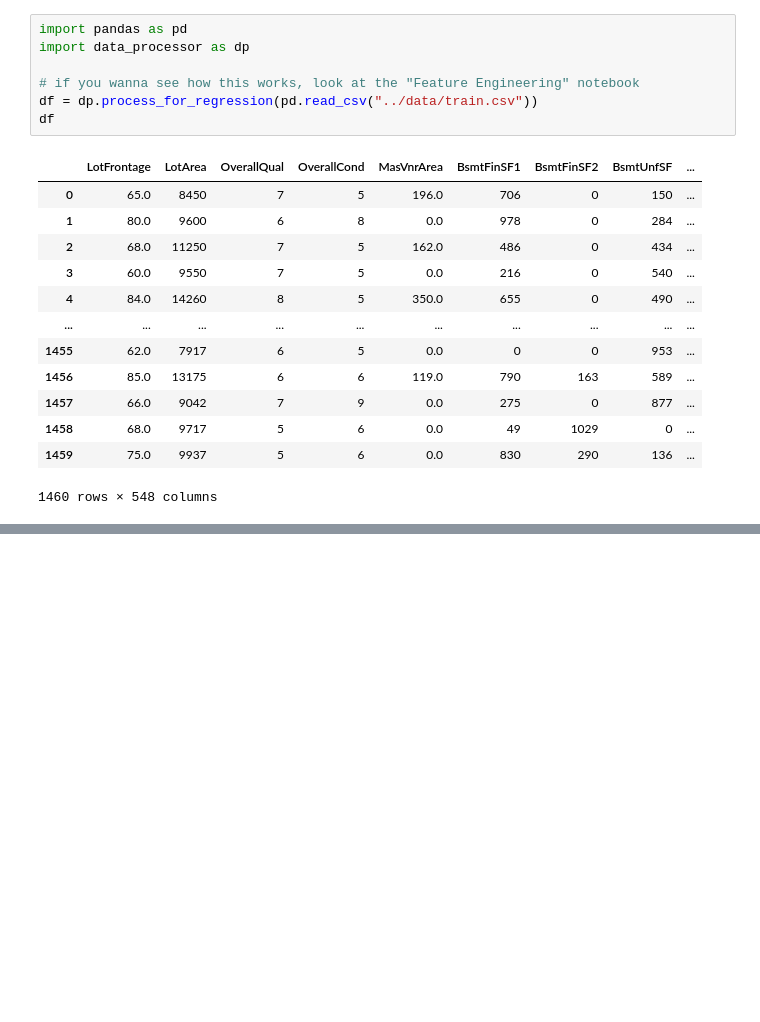
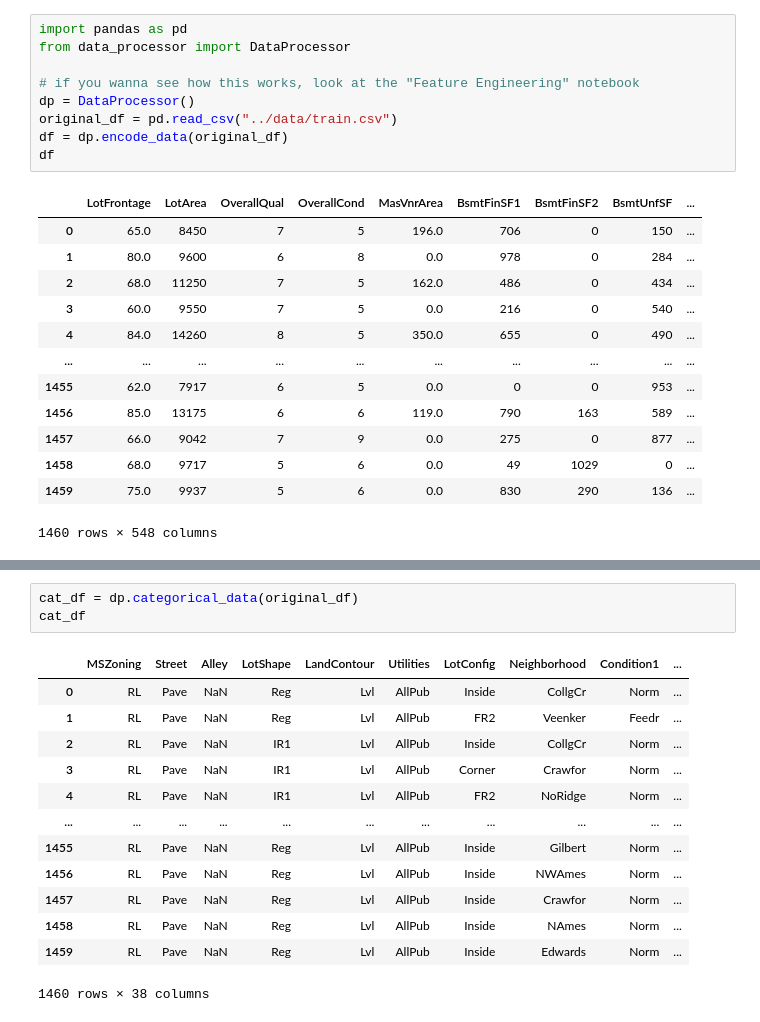
Before and after one commit to matthewgraca/4661-house-prices-regression, a Jupyter notebook: notebooks/Using data_processor.ipynb, the cells around one changed output, grey strips where cells are left out. Drawn from its saved outputs; the diff is of its cells as text; blank space fills up the shorter version.

Commit message:
added more functionality to the data processor

```diff
--- a/notebooks/Using data_processor.ipynb
+++ b/notebooks/Using data_processor.ipynb
@@ -1,9 +1,11 @@
 # %%
 import pandas as pd
-import data_processor as dp
+from data_processor import DataProcessor
 
 # if you wanna see how this works, look at the "Feature Engineering" notebook
-df = dp.process_for_regression(pd.read_csv("../data/train.csv"))
+dp = DataProcessor()
+original_df = pd.read_csv("../data/train.csv")
+df = dp.encode_data(original_df)
 df
 # %% [output]
 |  | LotFrontage | LotArea | OverallQual | OverallCond | MasVnrArea | BsmtFinSF1 | BsmtFinSF2 | BsmtUnfSF | ... |
@@ -21,0 +41,17 @@ df
+# %%
+cat_df = dp.categorical_data(original_df)
+cat_df
+# %% [output]
+|  | MSZoning | Street | Alley | LotShape | LandContour | Utilities | LotConfig | Neighborhood | Condition1 | ... |
+| 0 | RL | Pave | NaN | Reg | Lvl | AllPub | Inside | CollgCr | Norm | ... |
+| 1 | RL | Pave | NaN | Reg | Lvl | AllPub | FR2 | Veenker | Feedr | ... |
+| 2 | RL | Pave | NaN | IR1 | Lvl | AllPub | Inside | CollgCr | Norm | ... |
+| 3 | RL | Pave | NaN | IR1 | Lvl | AllPub | Corner | Crawfor | Norm | ... |
+| 4 | RL | Pave | NaN | IR1 | Lvl | AllPub | FR2 | NoRidge | Norm | ... |
+| ... | ... | ... | ... | ... | ... | ... | ... | ... | ... | ... |
+| 1455 | RL | Pave | NaN | Reg | Lvl | AllPub | Inside | Gilbert | Norm | ... |
+| 1456 | RL | Pave | NaN | Reg | Lvl | AllPub | Inside | NWAmes | Norm | ... |
+| 1457 | RL | Pave | NaN | Reg | Lvl | AllPub | Inside | Crawfor | Norm | ... |
+| 1458 | RL | Pave | NaN | Reg | Lvl | AllPub | Inside | NAmes | Norm | ... |
+| 1459 | RL | Pave | NaN | Reg | Lvl | AllPub | Inside | Edwards | Norm | ... |
+1460 rows × 38 columns
```
Also changed, not shown: parts of 2 cells of this notebook, 1 other file.
